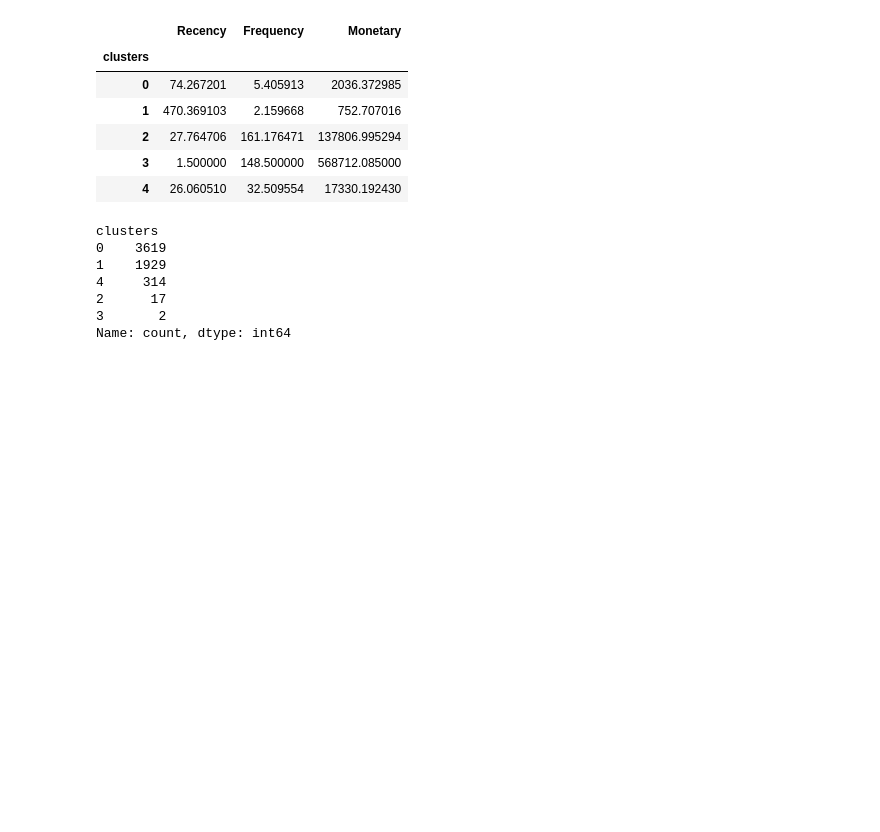
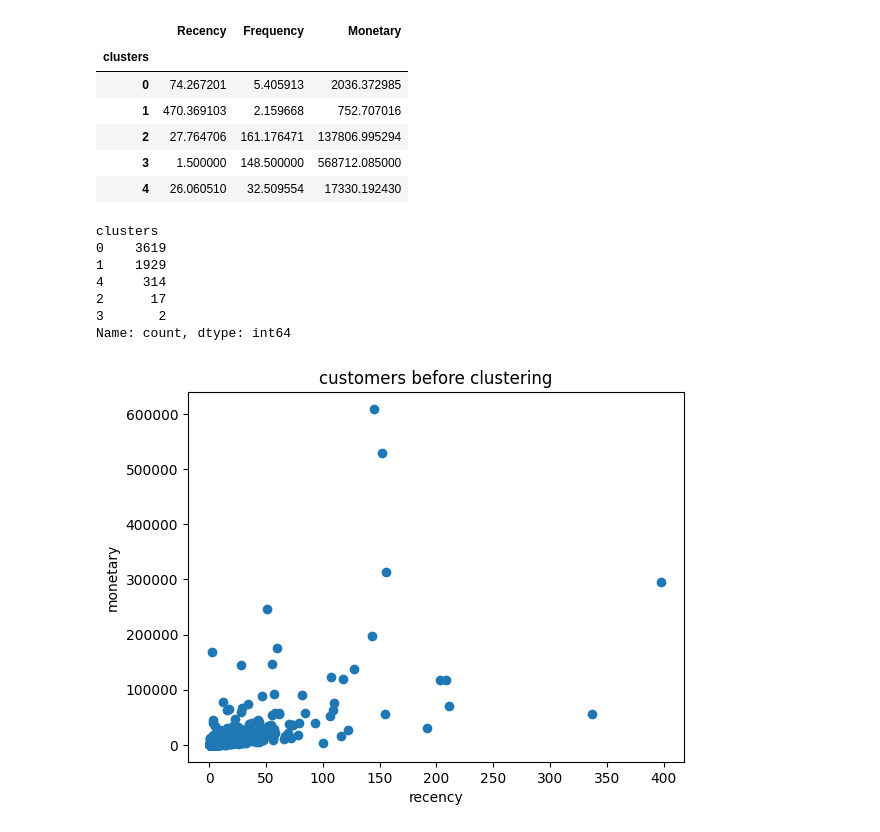
Before and after one commit to Yogesh-BCA-Ds/ML-Small-Projects_1, a Jupyter notebook: unsupervised learning/unsupervised_learning.ipynb, the cells around one changed output. Cells and saved outputs as stored; diff of their text form; code cells hidden in the pictures; blank space fills up the shorter version.

Commit message:
complete ml workflow of unsupervised learning
its created meaning clusters in kmeans model compare to other model

```diff
--- a/unsupervised learning/unsupervised_learning.ipynb
+++ b/unsupervised learning/unsupervised_learning.ipynb
@@ -440,6 +566,7 @@ k: 10 and score 0.4791
 # %%
 kmeans_model = KMeans(n_clusters=5,random_state=42)
-rfm["clusters"] = kmeans_model.fit_predict(rfm_scaled)
+kmean_rfm = rfm.copy()
+kmean_rfm["clusters"] = kmeans_model.fit_predict(rfm_scaled)
 # %%
 rfm.head()
 # %% [output]
@@ -470,3 +607,11 @@ clusters
 2      17
 3       2
 Name: count, dtype: int64
+# %%
+plt.scatter(kmean_rfm["Frequency"],kmean_rfm["Monetary"])
+plt.title("customers before clustering")
+plt.xlabel("recency")
+plt.ylabel("monetary")
+plt.show()
+# %% [output]
+[figure, added]
```
Also changed, not shown: parts of 57 cells of this notebook.
